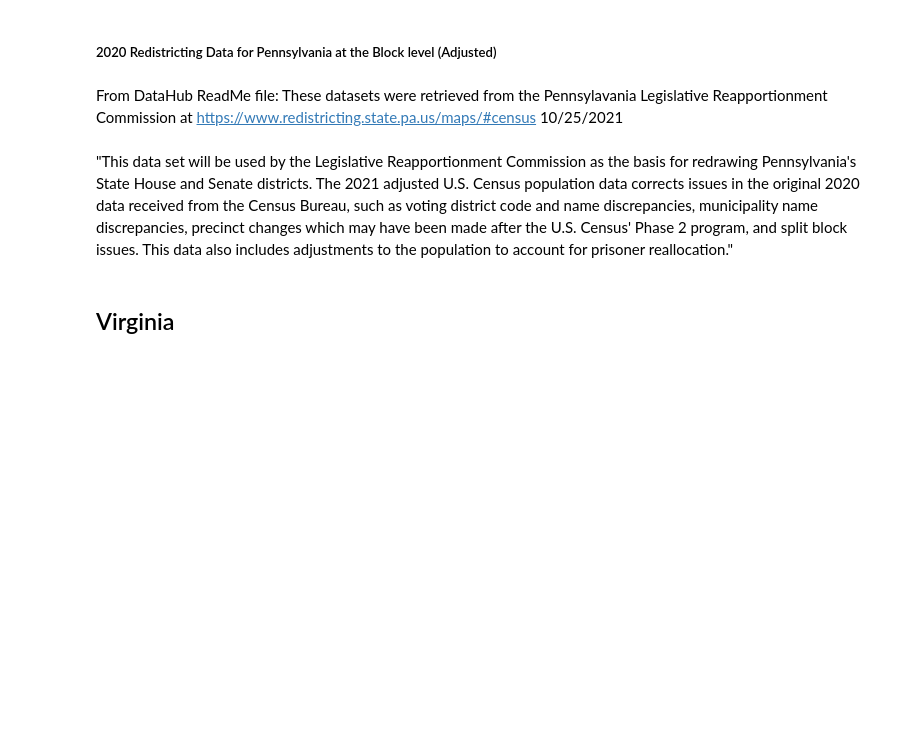
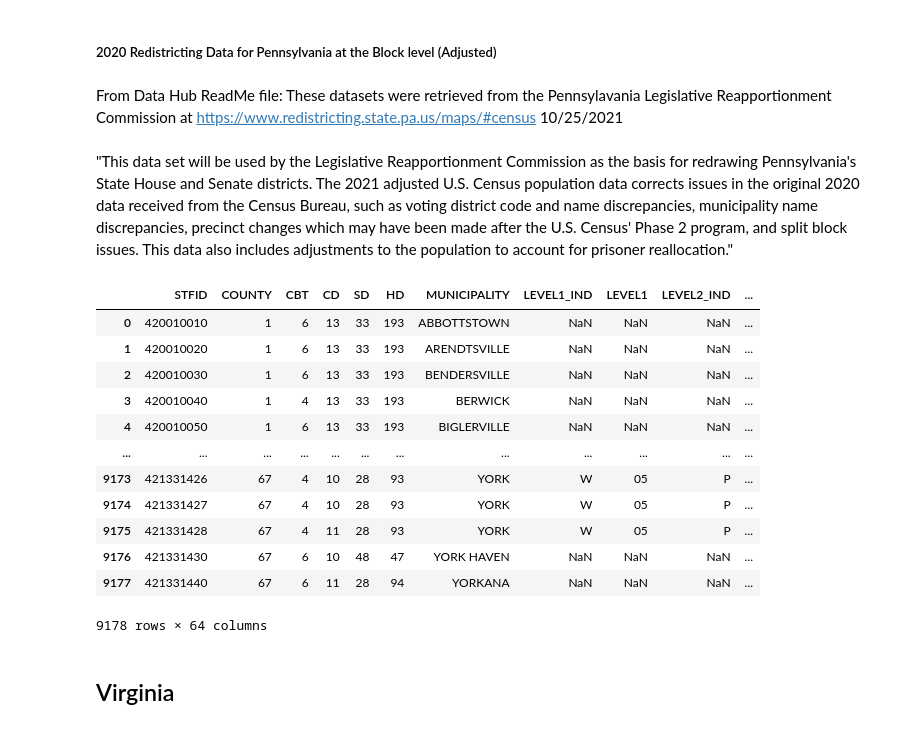
Before and after one commit to semerriam/census-peculiarities, a Jupyter notebook: analysis/census_chaos.ipynb, the cells around one changed output. Cells and saved outputs as stored; diff of their text form; code cells hidden in the pictures; blank space fills up the shorter version.

```diff
--- a/analysis/census_adjusted_compared.ipynb
+++ b/analysis/census_chaos.ipynb
@@ -1202,11 +1177,28 @@ len(df_pa1_subset)
 # %% [markdown]
 ##### 2020 Redistricting Data for Pennsylvania at the Block level (Adjusted)
 # %% [markdown]
-From DataHub ReadMe file: These datasets were retrieved from the Pennsylavania Legislative Reapportionment Commission at https://www.redistricting.state.pa.us/maps/#census 10/25/2021
+From Data Hub ReadMe file: These datasets were retrieved from the Pennsylavania Legislative Reapportionment Commission at https://www.redistricting.state.pa.us/maps/#census 10/25/2021
 # %% [markdown]
 "This data set will be used by the Legislative Reapportionment Commission as the basis for redrawing Pennsylvania's State House and Senate districts.
 The 2021 adjusted U.S. Census population data corrects issues in the original 2020 data received from the Census Bureau, such as voting district code and name discrepancies, municipality name discrepancies, precinct changes which may have been made after the U.S. Census' Phase 2 program, and split block issues.
 This data also includes adjustments to the population to account for prisoner reallocation."
+# %%
+df_pa2 = pd.read_excel("..//data//source//RDH-data//pa_pl2020_official_xlsx//2021 Prison Adjusted Census Population.xlsx")
+df_pa2
+# %% [output]
+|  | STFID | COUNTY | CBT | CD | SD | HD | MUNICIPALITY | LEVEL1_IND | LEVEL1 | LEVEL2_IND | ... |
+| 0 | 420010010 | 1 | 6 | 13 | 33 | 193 | ABBOTTSTOWN | NaN | NaN | NaN | ... |
+| 1 | 420010020 | 1 | 6 | 13 | 33 | 193 | ARENDTSVILLE | NaN | NaN | NaN | ... |
+| 2 | 420010030 | 1 | 6 | 13 | 33 | 193 | BENDERSVILLE | NaN | NaN | NaN | ... |
+| 3 | 420010040 | 1 | 4 | 13 | 33 | 193 | BERWICK | NaN | NaN | NaN | ... |
+| 4 | 420010050 | 1 | 6 | 13 | 33 | 193 | BIGLERVILLE | NaN | NaN | NaN | ... |
+| ... | ... | ... | ... | ... | ... | ... | ... | ... | ... | ... | ... |
+| 9173 | 421331426 | 67 | 4 | 10 | 28 | 93 | YORK | W | 05 | P | ... |
+| 9174 | 421331427 | 67 | 4 | 10 | 28 | 93 | YORK | W | 05 | P | ... |
+| 9175 | 421331428 | 67 | 4 | 11 | 28 | 93 | YORK | W | 05 | P | ... |
+| 9176 | 421331430 | 67 | 6 | 10 | 48 | 47 | YORK HAVEN | NaN | NaN | NaN | ... |
+| 9177 | 421331440 | 67 | 6 | 11 | 28 | 94 | YORKANA | NaN | NaN | NaN | ... |
+9178 rows × 64 columns
 # %% [markdown]
 ## Virginia
 # %%
```
Also changed, not shown: parts of 61 cells of this notebook.
